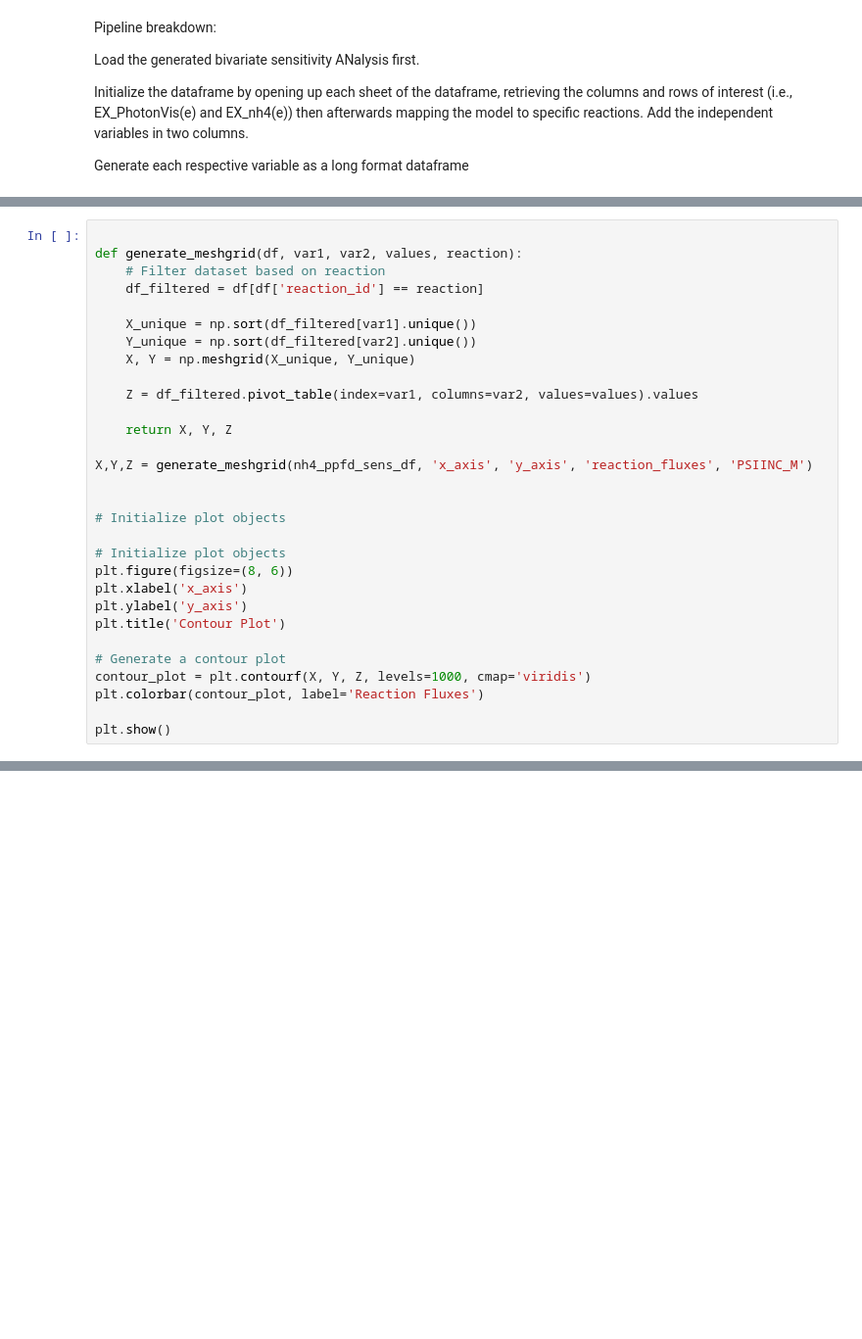
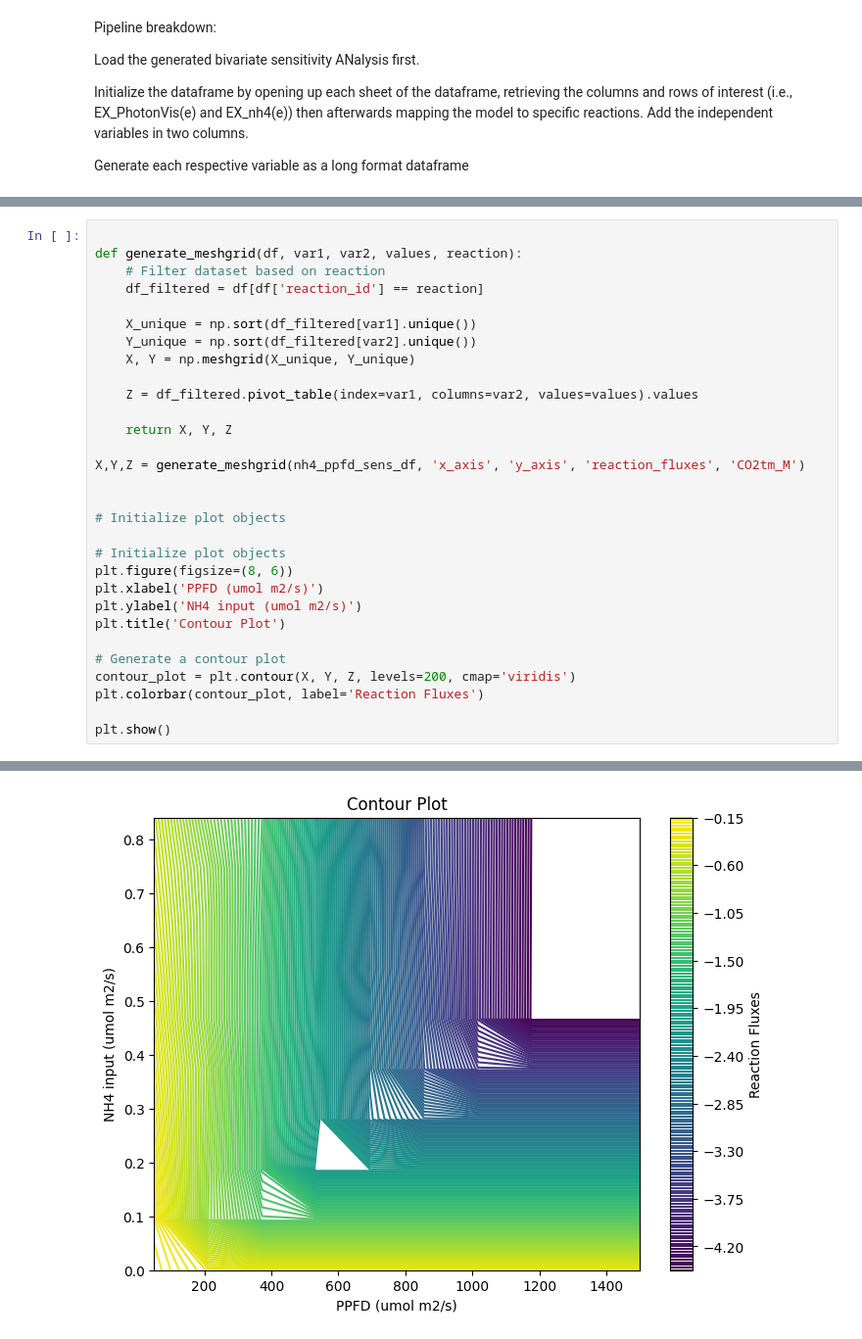
Before and after one commit to rtsantos3/RiceMM, a Jupyter notebook: Scripts/model_visualization/Sensitivity_analysis_plot_benchmarks.ipynb, the cells around one changed output, grey strips where cells are left out. Shown at 98% size. Drawn from its saved outputs; the diff is of its cells as text; blank space fills up the shorter version.

```diff
--- a/Scripts/model_visualization/Sensitivity_analysis_plot_benchmarks.ipynb
+++ b/Scripts/model_visualization/Sensitivity_analysis_plot_benchmarks.ipynb
@@ -179,19 +171,19 @@ def generate_meshgrid(df, var1, var2, values, reaction):
 
     return X, Y, Z
 
-X,Y,Z = generate_meshgrid(nh4_ppfd_sens_df, 'x_axis', 'y_axis', 'reaction_fluxes', 'PSIINC_M')
+X,Y,Z = generate_meshgrid(nh4_ppfd_sens_df, 'x_axis', 'y_axis', 'reaction_fluxes', 'CO2tm_M')
 
 
 # Initialize plot objects
 
 # Initialize plot objects
 plt.figure(figsize=(8, 6))
-plt.xlabel('x_axis')
-plt.ylabel('y_axis')
+plt.xlabel('PPFD (umol m2/s)')
+plt.ylabel('NH4 input (umol m2/s)')
 plt.title('Contour Plot')
 
 # Generate a contour plot
-contour_plot = plt.contourf(X, Y, Z, levels=1000, cmap='viridis')
+contour_plot = plt.contour(X, Y, Z, levels=200, cmap='viridis')
 plt.colorbar(contour_plot, label='Reaction Fluxes')
 
 plt.show()
@@ -199,0 +191 @@ plt.show()
+[figure, added]
```
Also changed, not shown: parts of 72 cells of this notebook, 2 other files.
